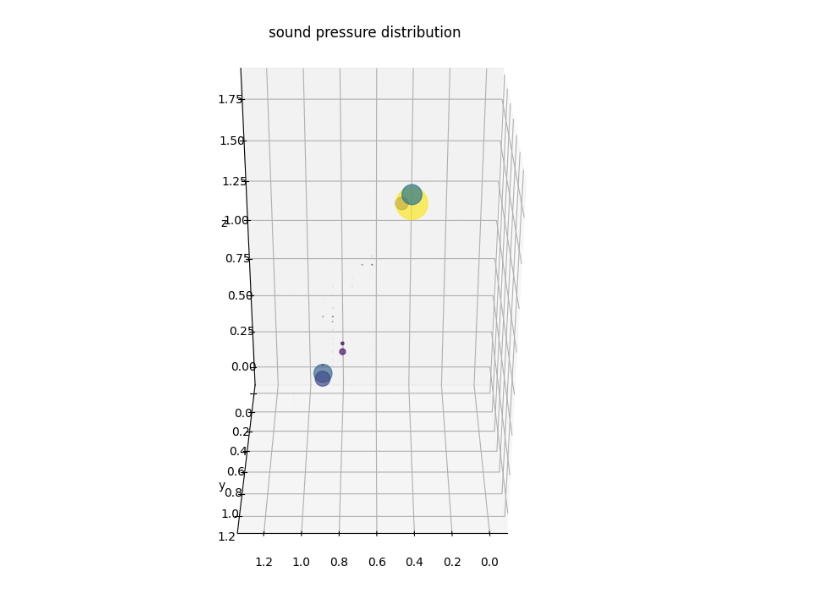
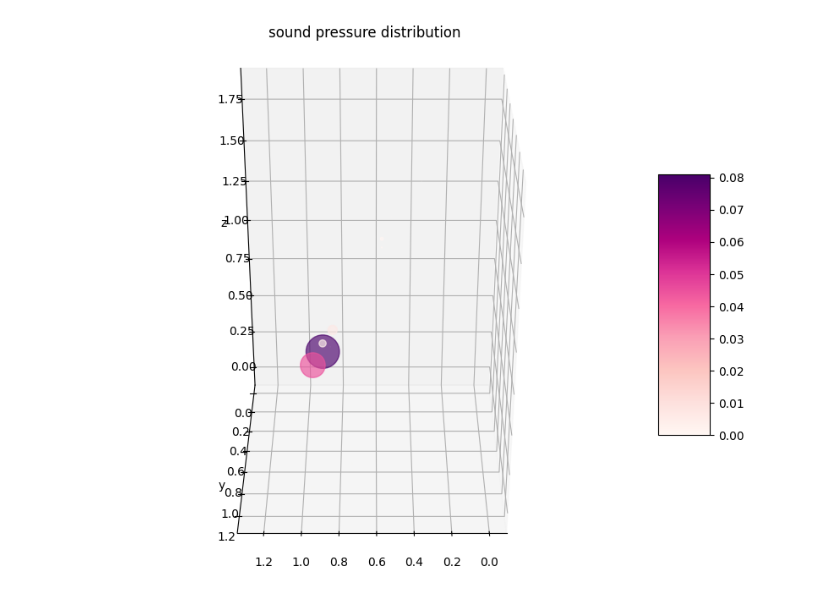
Before and after one commit to Floloffel/Bassoon2425, a Jupyter notebook: evaluation/visualisation test.ipynb, the cells around one changed output. Drawn from its saved outputs; the diff is of its cells as text; code cells hidden in the pictures.

```diff
--- a/evaluation/visualisation test.ipynb
+++ b/evaluation/visualisation test.ipynb
@@ -1,42 +1,41 @@
 # %%
 import numpy as np
 import acoular as ac
-import pyfar as pf
+# import pyfar as pf
 import matplotlib.pyplot as plt
 
-resFileName = "out/2025-01-28_15-59-01_400437_eval_test2"
+resFileName = "out/beamforming_results_25_02_16/2025-01-28_14-57-26_453699/result_2025-01-28_14-57-26_453699"
 dotsize = 4
 resolution = 0.05
 
 # read Data
 result = np.load(resFileName + ".npy")
 # start, stop, framerate, frames, frequency_bands, bandwith, resolution, name = pf.io.read(resFileName+".far")
 # result_Lp = ac.L_p(result)[4,85]        # convert results in sound pressure Level
 # map = result_Lp
 
-map = result[2,41]
-
+map = result[2,61] # frequenzband 2, frame 41
 
 a = map.shape[0]
-
 fig = plt.figure(figsize = [10,8])
 ax = fig.add_subplot(projection='3d')
 ax.view_init(elev=30,
              azim=90,
              roll=0)
 ax.set_proj_type('persp', focal_length=0.547)
 x_m, y_m, z_m = np.meshgrid(np.linspace(0,map.shape[0]*resolution,map.shape[0]),
                             np.linspace(0,map.shape[1]*resolution,map.shape[1]),
                             np.linspace(0,map.shape[2]*resolution,map.shape[2]))
-ax.scatter(x_m, y_m, z_m, c = map, s = map*10**dotsize)
+sc = ax.scatter(x_m, y_m, z_m, c = map, s = map*10**dotsize, cmap='RdPu')
 ax.set_xlabel('x')
 ax.set_ylabel('y')
 ax.set_zlabel('z')
 ax.set_title('sound pressure distribution')
 ax.set_aspect('equal')
+plt.colorbar(sc, ax=ax, shrink=0.5, aspect=5)
 plt.show()
 # %% [output]
-[figure, old version]
+[figure, new version]
 # %%
 from pathlib import Path
 import numpy as np
```
Also changed, not shown: parts of 1 cell of this notebook, 1 other file.
